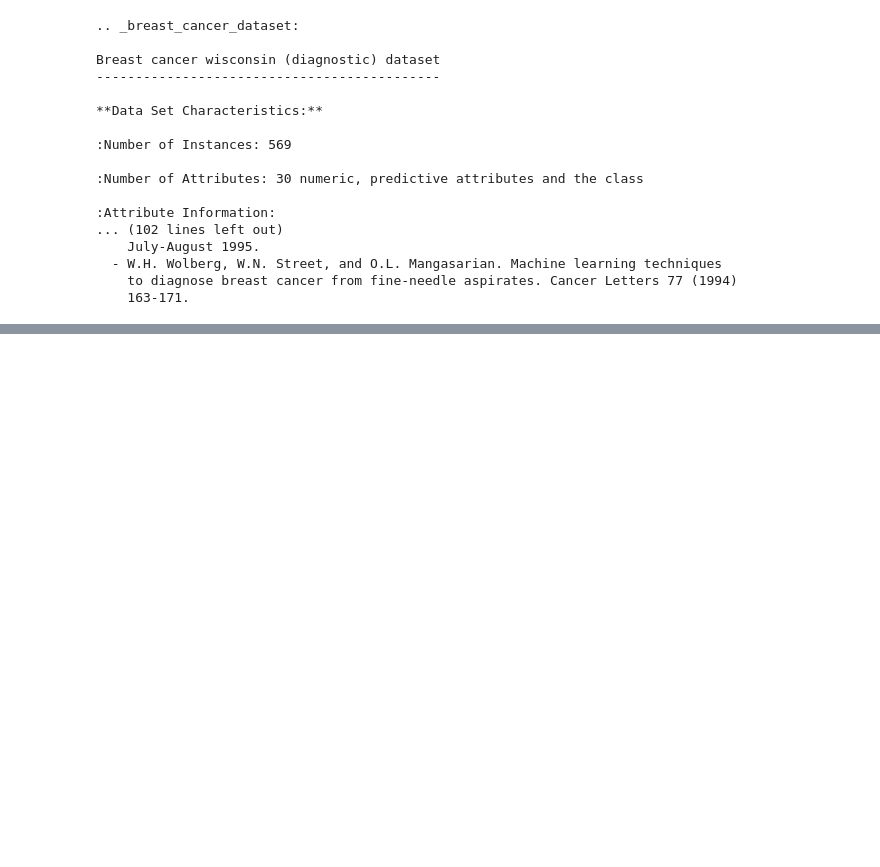
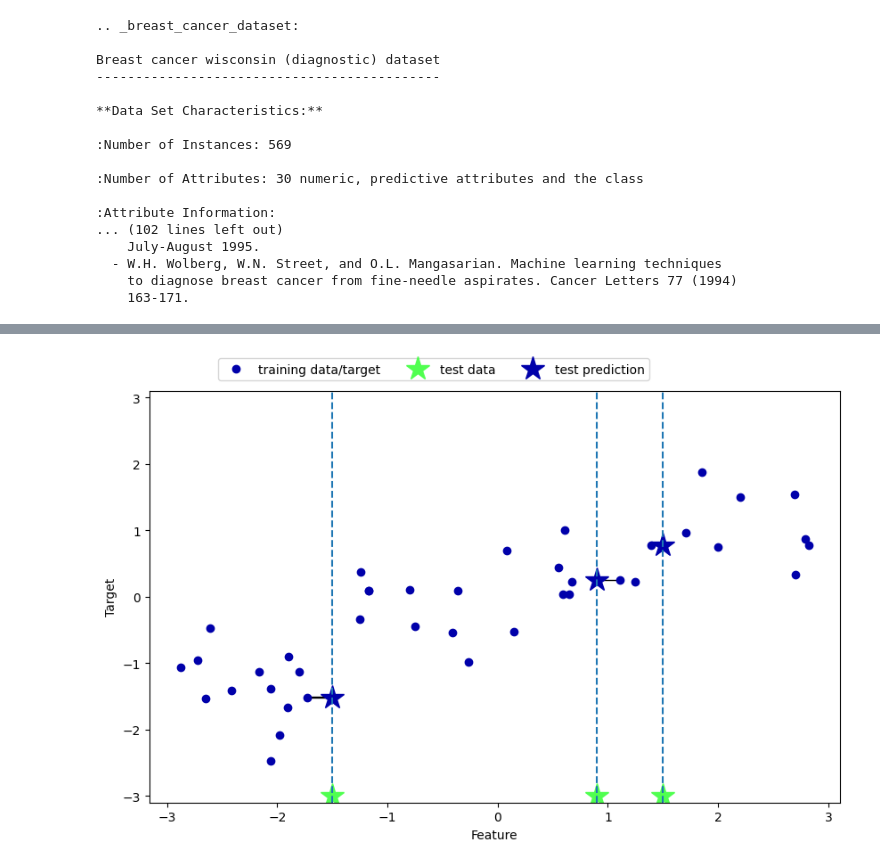
Before and after one commit to CHU1PC/Introduction-to-ML-with-python, a Jupyter notebook: chap/two/breast_cancer.ipynb, the cells around one changed output, grey strips where cells are left out. Saved outputs shown, nothing was run; the diff lists cells and outputs as text; code cells hidden in the pictures; blank space fills up the shorter version.

```diff
--- a/chap/two/breast_cancer.ipynb
+++ b/chap/two/breast_cancer.ipynb
@@ -78,0 +80,5 @@ plt.show()
+# %%
+import mglearn
+mglearn.plots.plot_knn_regression(n_neighbors=1)  # これはregressionのため値を求めている、クラスに分類しているわけではない
+# %% [output]
+[figure, added]
```
Also changed, not shown: parts of 3 cells of this notebook.
